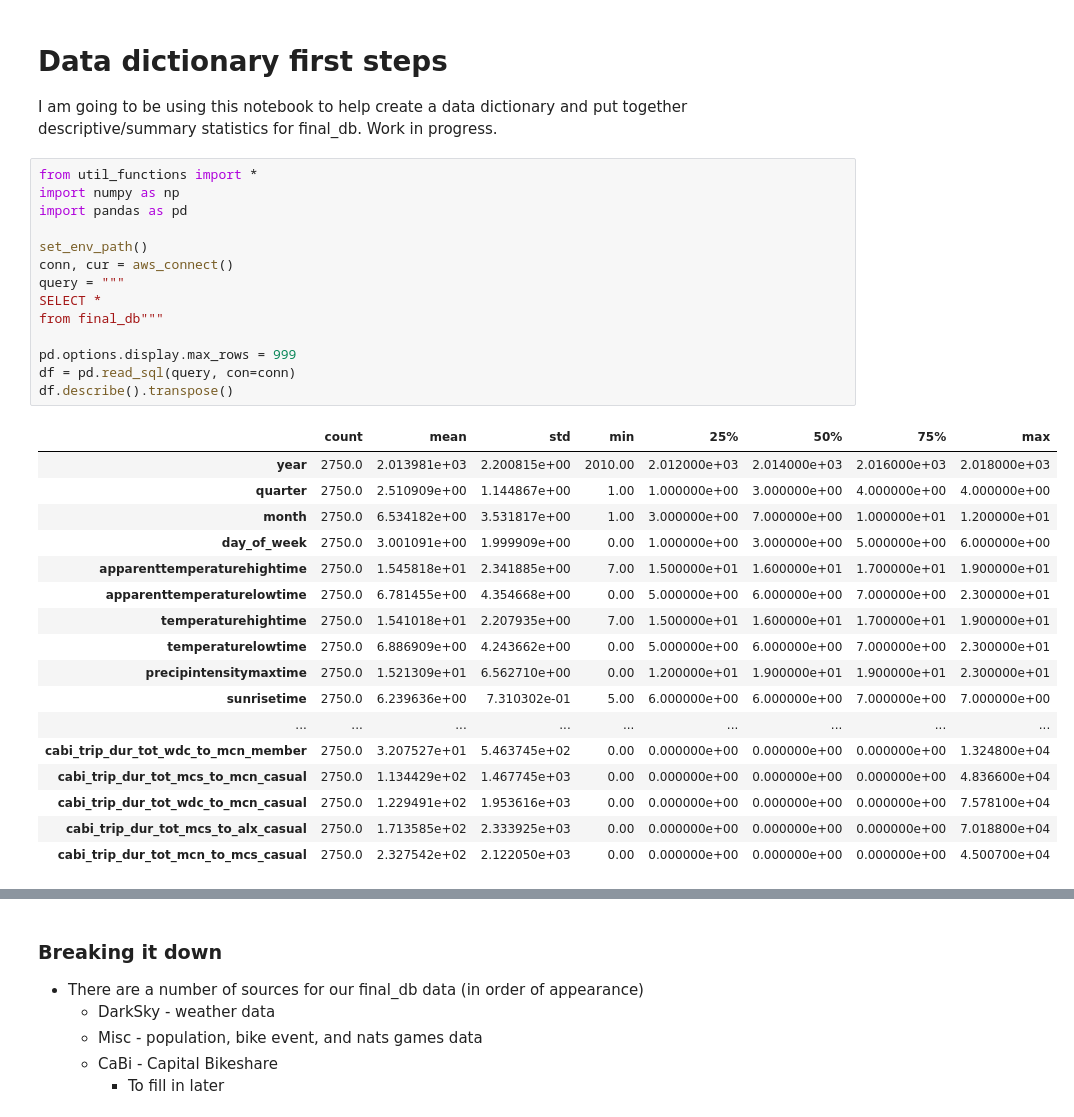
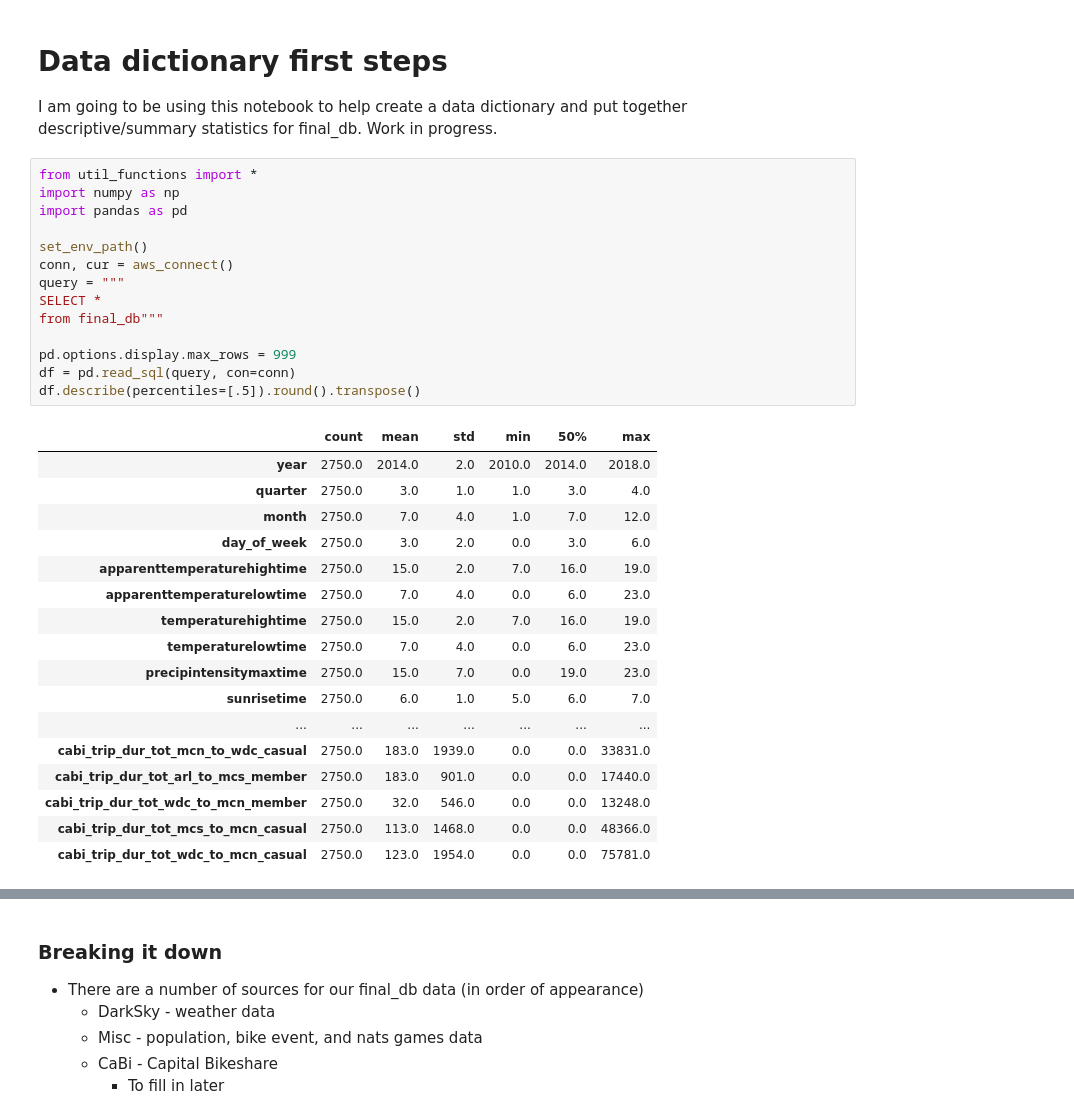
Before and after one commit to noahnewberger/Bikeshare-DC, a Jupyter notebook: notebooks/data_dict_working.ipynb, the cells around one changed output, grey strips where cells are left out. Saved outputs shown, nothing was run; the diff lists cells and outputs as text.

```diff
--- a/notebooks/data_dict_working.ipynb
+++ b/notebooks/data_dict_working.ipynb
@@ -5,32 +5,32 @@ I am going to be using this notebook to help create a data dictionary and put to
 # %%
 from util_functions import *
 import numpy as np
 import pandas as pd
 
 set_env_path()
 conn, cur = aws_connect()
 query = """
 SELECT *
 from final_db"""
 
 pd.options.display.max_rows = 999
 df = pd.read_sql(query, con=conn)
-df.describe().transpose()
+df.describe(percentiles=[.5]).round().transpose()
 # %% [output]
-|  | count | mean | std | min | 25% | 50% | 75% | max |
-| year | 2750.0 | 2.013981e+03 | 2.200815e+00 | 2010.00 | 2.012000e+03 | 2.014000e+03 | 2.016000e+03 | 2.018000e+03 |
-| quarter | 2750.0 | 2.510909e+00 | 1.144867e+00 | 1.00 | 1.000000e+00 | 3.000000e+00 | 4.000000e+00 | 4.000000e+00 |
-| month | 2750.0 | 6.534182e+00 | 3.531817e+00 | 1.00 | 3.000000e+00 | 7.000000e+00 | 1.000000e+01 | 1.200000e+01 |
-| day_of_week | 2750.0 | 3.001091e+00 | 1.999909e+00 | 0.00 | 1.000000e+00 | 3.000000e+00 | 5.000000e+00 | 6.000000e+00 |
-| apparenttemperaturehightime | 2750.0 | 1.545818e+01 | 2.341885e+00 | 7.00 | 1.500000e+01 | 1.600000e+01 | 1.700000e+01 | 1.900000e+01 |
-| apparenttemperaturelowtime | 2750.0 | 6.781455e+00 | 4.354668e+00 | 0.00 | 5.000000e+00 | 6.000000e+00 | 7.000000e+00 | 2.300000e+01 |
-| temperaturehightime | 2750.0 | 1.541018e+01 | 2.207935e+00 | 7.00 | 1.500000e+01 | 1.600000e+01 | 1.700000e+01 | 1.900000e+01 |
-| temperaturelowtime | 2750.0 | 6.886909e+00 | 4.243662e+00 | 0.00 | 5.000000e+00 | 6.000000e+00 | 7.000000e+00 | 2.300000e+01 |
-| precipintensitymaxtime | 2750.0 | 1.521309e+01 | 6.562710e+00 | 0.00 | 1.200000e+01 | 1.900000e+01 | 1.900000e+01 | 2.300000e+01 |
-| sunrisetime | 2750.0 | 6.239636e+00 | 7.310302e-01 | 5.00 | 6.000000e+00 | 6.000000e+00 | 7.000000e+00 | 7.000000e+00 |
-| ... | ... | ... | ... | ... | ... | ... | ... | ... |
-| cabi_trip_dur_tot_wdc_to_mcn_member | 2750.0 | 3.207527e+01 | 5.463745e+02 | 0.00 | 0.000000e+00 | 0.000000e+00 | 0.000000e+00 | 1.324800e+04 |
-| cabi_trip_dur_tot_mcs_to_mcn_casual | 2750.0 | 1.134429e+02 | 1.467745e+03 | 0.00 | 0.000000e+00 | 0.000000e+00 | 0.000000e+00 | 4.836600e+04 |
-| cabi_trip_dur_tot_wdc_to_mcn_casual | 2750.0 | 1.229491e+02 | 1.953616e+03 | 0.00 | 0.000000e+00 | 0.000000e+00 | 0.000000e+00 | 7.578100e+04 |
-| cabi_trip_dur_tot_mcs_to_alx_casual | 2750.0 | 1.713585e+02 | 2.333925e+03 | 0.00 | 0.000000e+00 | 0.000000e+00 | 0.000000e+00 | 7.018800e+04 |
-| cabi_trip_dur_tot_mcn_to_mcs_casual | 2750.0 | 2.327542e+02 | 2.122050e+03 | 0.00 | 0.000000e+00 | 0.000000e+00 | 0.000000e+00 | 4.500700e+04 |
+|  | count | mean | std | min | 50% | max |
+| year | 2750.0 | 2014.0 | 2.0 | 2010.0 | 2014.0 | 2018.0 |
+| quarter | 2750.0 | 3.0 | 1.0 | 1.0 | 3.0 | 4.0 |
+| month | 2750.0 | 7.0 | 4.0 | 1.0 | 7.0 | 12.0 |
+| day_of_week | 2750.0 | 3.0 | 2.0 | 0.0 | 3.0 | 6.0 |
+| apparenttemperaturehightime | 2750.0 | 15.0 | 2.0 | 7.0 | 16.0 | 19.0 |
+| apparenttemperaturelowtime | 2750.0 | 7.0 | 4.0 | 0.0 | 6.0 | 23.0 |
+| temperaturehightime | 2750.0 | 15.0 | 2.0 | 7.0 | 16.0 | 19.0 |
+| temperaturelowtime | 2750.0 | 7.0 | 4.0 | 0.0 | 6.0 | 23.0 |
+| precipintensitymaxtime | 2750.0 | 15.0 | 7.0 | 0.0 | 19.0 | 23.0 |
+| sunrisetime | 2750.0 | 6.0 | 1.0 | 5.0 | 6.0 | 7.0 |
+| ... | ... | ... | ... | ... | ... | ... |
+| cabi_trip_dur_tot_mcn_to_wdc_casual | 2750.0 | 183.0 | 1939.0 | 0.0 | 0.0 | 33831.0 |
+| cabi_trip_dur_tot_arl_to_mcs_member | 2750.0 | 183.0 | 901.0 | 0.0 | 0.0 | 17440.0 |
+| cabi_trip_dur_tot_wdc_to_mcn_member | 2750.0 | 32.0 | 546.0 | 0.0 | 0.0 | 13248.0 |
+| cabi_trip_dur_tot_mcs_to_mcn_casual | 2750.0 | 113.0 | 1468.0 | 0.0 | 0.0 | 48366.0 |
+| cabi_trip_dur_tot_wdc_to_mcn_casual | 2750.0 | 123.0 | 1954.0 | 0.0 | 0.0 | 75781.0 |
```
Also changed, not shown: parts of 1 cell of this notebook, 1 other file.
